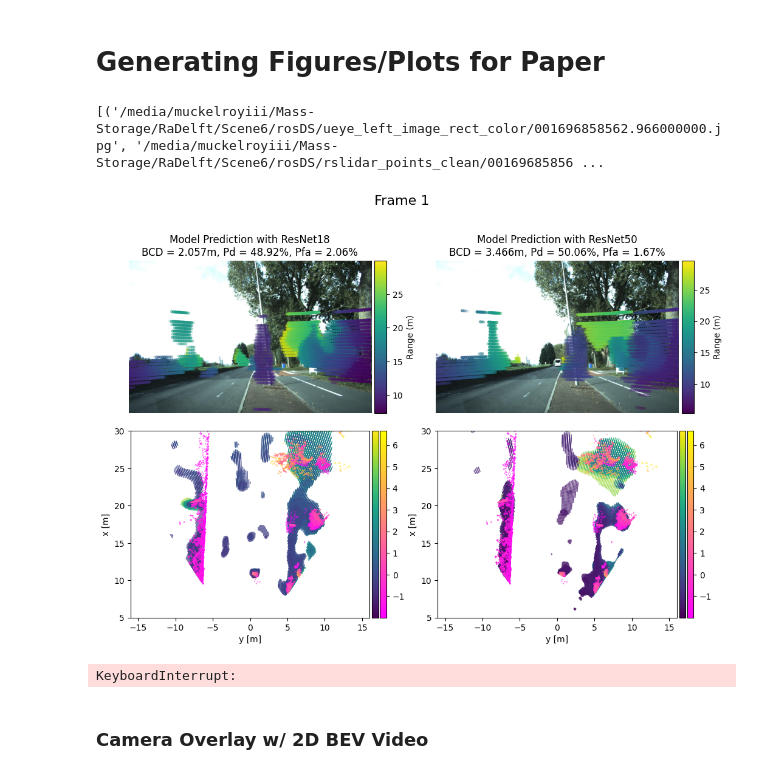
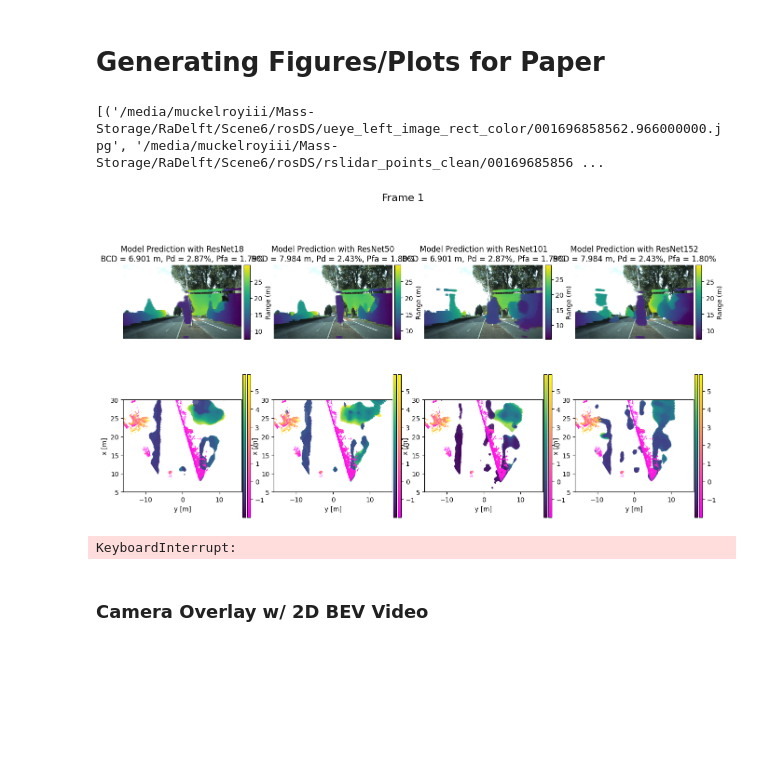
Before and after one commit to Will70330/RaDelft-Dataset, a Jupyter notebook: machine_learning_python/results_visualizer.ipynb, the cells around one changed output. Drawn from its saved outputs; the diff is of its cells as text; code cells hidden in the pictures; blank space fills up the shorter version.

```diff
--- a/machine_learning_python/results_visualizer.ipynb
+++ b/machine_learning_python/results_visualizer.ipynb
@@ -1190,7 +1190,7 @@ fig, axs = plt.subplots(2,4, gridspec_kw={
     'hspace': 0.005,  # Controls vertical spacing between subplots (0.05 as requested)
     'wspace': 0.19,   # Controls horizontal spacing between subplots (adjust as needed)
     'height_ratios': [1, 1],  # Ensures equal height for top and bottom rows
-    'width_ratios': [1, 1]    # Ensures equal width for left and right columns
+    'width_ratios': [1, 1, 1, 1]    # Ensures equal width for left and right columns
 })
 fig.set_size_inches(16, 8)
 
@@ -1311,42 +1311,53 @@ with Writer.saving(fig, f"paper_example_7_resnet18vs101-t4.mp4", 100):
         img_101 = plt.imread(cam_101)
         img_152 = plt.imread(cam_152)
 
         # set titles
         axs[0,0].set_title(f"Model Prediction with ResNet18\nBCD = {bcd_18:.3f} m, Pd = {pd_18*100:.2f}%, Pfa = {pfa_18*100:.2f}%")
         axs[0,1].set_title(f"Model Prediction with ResNet50\nBCD = {bcd_50:.3f} m, Pd = {pd_50*100:.2f}%, Pfa = {pfa_50*100:.2f}%")
         axs[0,2].set_title(f"Model Prediction with ResNet101\nBCD = {bcd_18:.3f} m, Pd = {pd_18*100:.2f}%, Pfa = {pfa_18*100:.2f}%")
         axs[0,3].set_title(f"Model Prediction with ResNet152\nBCD = {bcd_50:.3f} m, Pd = {pd_50*100:.2f}%, Pfa = {pfa_50*100:.2f}%")
         fig.suptitle(f"Frame {idx + 1}", fontsize=16)
 
-        # Plot ResNet18 output
+        # Plot Outputs:
+
+        # Plot ResNet18
         cb00 = plot_points_on_image(axs[0,0], cax00, uvs_radar_18, img_18, point_depths_radar_18[filtered_idx_radar_18], size=7, color_by="depth")
-        cb10= plot_bev_dual(radarpc_18[filtered_idx_radar_18], lidarpc[filtered_idx_lidar], axs[1,0], cax10, overlay_label=None, overlay_cmap='spring')
-        # cb10 = plot_bev(radarpc_18[filtered_idx_radar_18], axs[1,0], cax10, False)
-        # cb10 = plot_bev(lidarpc[filtered_idx_lidar], axs[1,0], cax10, False, overlay_cmap="Reds")
+        cb10 = plot_bev_dual(radarpc_18[filtered_idx_radar_18], lidarpc[filtered_idx_lidar], axs[1,0], cax10, overlay_label=None, overlay_cmap='spring')
 
-        # Plot ResNet50 output
+        # Plot ResNet50
         cb01 = plot_points_on_image(axs[0, 1], cax01, uvs_radar_50, img_50, point_depths=point_depths_radar_50[filtered_idx_radar_50], size=7, color_by='depth')
-        cb11= plot_bev_dual(radarpc_50[filtered_idx_radar_50], lidarpc[filtered_idx_lidar], axs[1,1], cax11, overlay_label=None, overlay_cmap='spring')
-        # cb11 = plot_bev(radarpc_50[filtered_idx_radar_50], axs[1, 1], cax11, False)
-        # cb11 = plot_bev(lidarpc[filtered_idx_lidar], axs[1, 1], cax11, False, overlay_cmap="Blues")
+        cb11 = plot_bev_dual(radarpc_50[filtered_idx_radar_50], lidarpc[filtered_idx_lidar], axs[1,1], cax11, overlay_label=None, overlay_cmap='spring')
+
+        # Plot ResNet101
+        cb02 = plot_points_on_image(axs[0,2], cax02, uvs_radar_101, img_101, point_depths_radar_101[filtered_idx_radar_101], size=7, color_by="depth")
+        cb12 = plot_bev_dual(radarpc_101[filtered_idx_radar_101], lidarpc[filtered_idx_lidar], axs[1,2], cax12, overlay_label=None, overlay_cmap='spring')
+
+        # Plot ResNet152
+        cb03 = plot_points_on_image(axs[0, 3], cax03, uvs_radar_152, img_152, point_depths=point_depths_radar_152[filtered_idx_radar_152], size=7, color_by='depth')
+        cb13 = plot_bev_dual(radarpc_152[filtered_idx_radar_152], lidarpc[filtered_idx_lidar], axs[1,3], cax13, overlay_label=None, overlay_cmap='spring')
+
 
         # for cb in [cb00, cb01, cb10, cb11]:
         #     cb.ax.yaxis.set_major_formatter(FormatStrFormatter('%.2g'))
 
         # Update Plot
         plt.pause(0.01)
         Writer.grab_frame()
 
         # clear plot
         cb00.remove()
         cb01.remove()
+        cb02.remove()
+        cb03.remove()
         cb10.remove()
         cb11.remove()
+        cb12.remove()
+        cb13.remove()
 
 plt.close(fig)
 # %% [output]
 [('/media/muckelroyiii/Mass-Storage/RaDelft/Scene6/rosDS/ueye_left_image_rect_color/001696858562.966000000.jpg', '/media/muckelroyiii/Mass-Storage/RaDelft/Scene6/rosDS/rslidar_points_clean/00169685856 ...
-[figure, old version]
+[figure, new version]
 KeyboardInterrupt:
 # %% [markdown]
 ### Camera Overlay w/ 2D BEV Video
```
Also changed, not shown: parts of 1 cell of this notebook.
